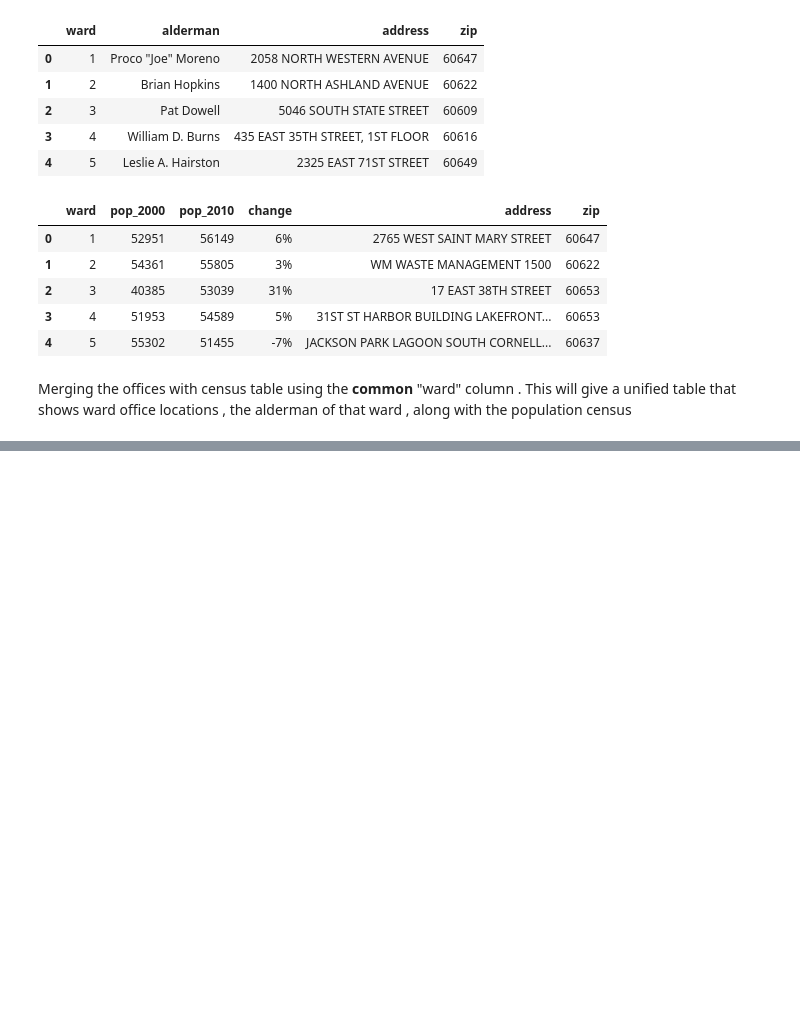
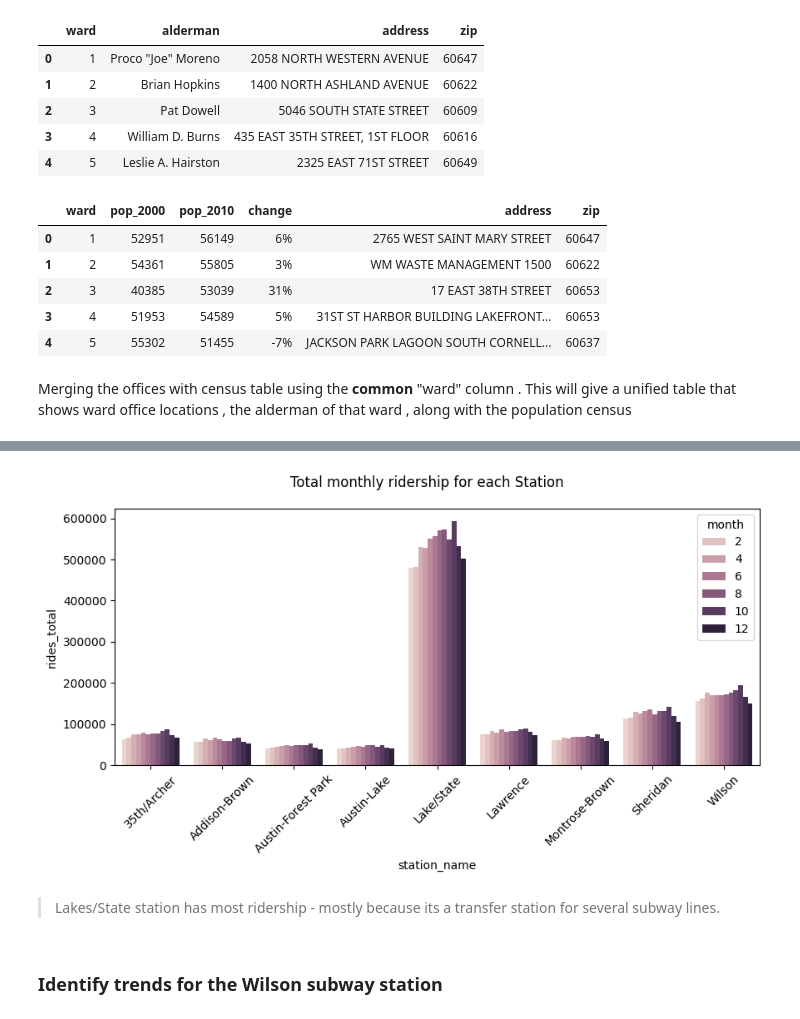
Before and after one commit to abhijeet-bhambere/exploratory_data_analysis, a Jupyter notebook: joins_and_merges.ipynb, the cells around one changed output, grey strips where cells are left out. Cells and saved outputs as stored; diff of their text form; code cells hidden in the pictures; blank space fills up the shorter version.

```diff
--- a/joins_and_merges.ipynb
+++ b/joins_and_merges.ipynb
@@ -60,0 +161,8 @@ offices_census.head()
+# %%
+cal = pd.read_pickle("./datasets_joins_merges/cta_calendar.p")
+ridership = pd.read_pickle("./datasets_joins_merges/cta_ridership.p")
+stations = pd.read_pickle("./datasets_joins_merges/stations.p")
+# %%
+# merging all 3 tables in one line
+rdshp_cal_stn = ridership.merge(cal, on=["year", "month", "day"]).merge(stations, on="station_id")
+rdshp_cal_stn.head()
@@ -60,0 +185,4 @@ offices_census.head()
+# %%
+# Find total monthly rides per station (Grouping & aggregation)
+cta_gb1 = rdshp_cal_stn.groupby(["station_name","month"])[["rides"]].agg(rides_avg=("rides","mean"),rides_total=("rides","sum")).reset_index()
+cta_gb1.head()
@@ -60,0 +196,14 @@ offices_census.head()
+# %%
+plt.figure(figsize=(10,4))
+g = sns.barplot(data=cta_gb1, x="station_name", y="rides_total", hue="month")
+
+g.set_xticklabels(g.get_xticklabels(),rotation=45)
+
+g.figure.suptitle("Total monthly ridership for each Station")
+plt.show()
+# %% [output]
+[figure, added]
+# %% [markdown]
+> Lakes/State station has most ridership - mostly because its a transfer station for several subway lines.
+# %% [markdown]
+### Identify trends for the Wilson subway station
```
Also changed, not shown: parts of 26 cells of this notebook.
